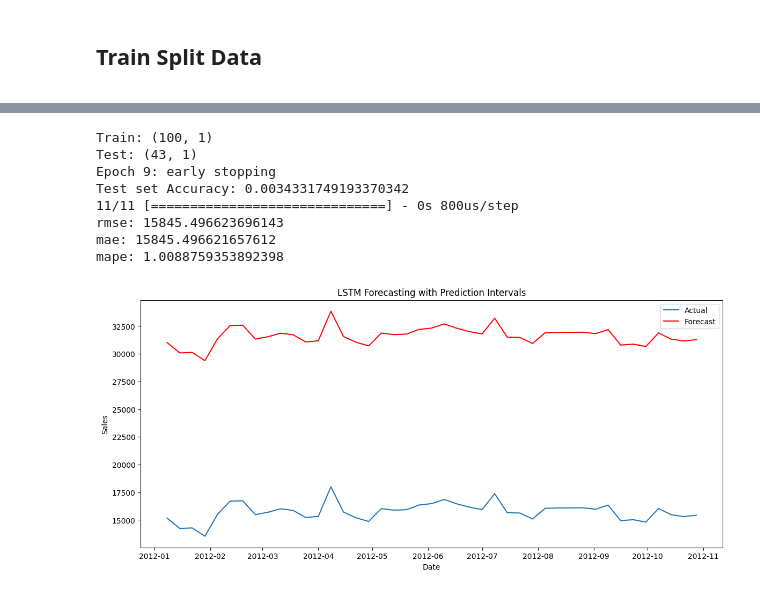
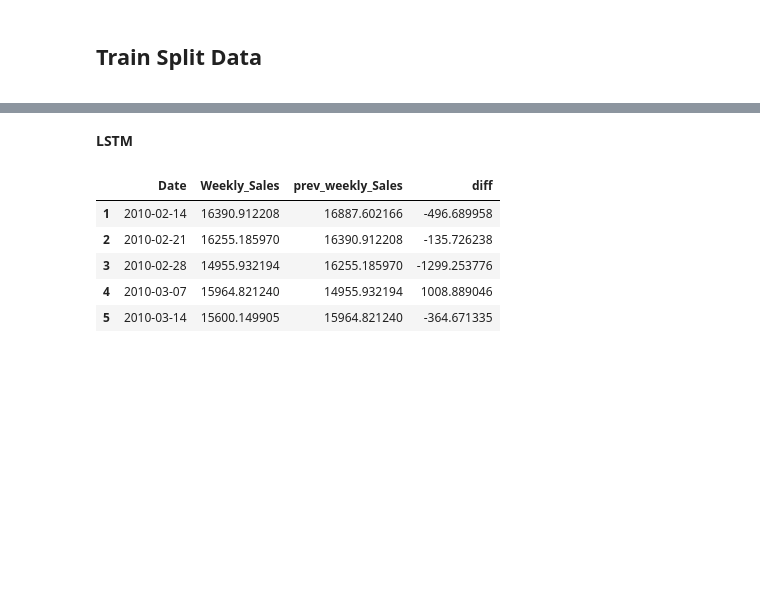
Before and after one commit to kanagaraj0215/Data-Science-Projects, a Jupyter notebook: deep-learning/retail-forecast/KanagarajRamasamy680_project2.ipynb, the cells around one changed output, grey strips where cells are left out. Saved outputs shown, nothing was run; the diff lists cells and outputs as text; code cells hidden in the pictures; blank space fills up the shorter version.

```diff
--- a/deep-learning/retail-forecast/KanagarajRamasamy680_project2.ipynb
+++ b/deep-learning/retail-forecast/KanagarajRamasamy680_project2.ipynb
@@ -566,12 +488,0 @@ def perform_lstm(sales_dataset,neurons,batch_size,nb_epoch,drop_out,dense):
-# %%
-initial_test_accuracy = perform_lstm(pd.DataFrame(sales_data_weekly_df),25,4,40,0.2,1)
-# %% [output]
-Train: (100, 1)
-Test: (43, 1)
-Epoch 9: early stopping
-Test set Accuracy: 0.0034331749193370342
-11/11 [==============================] - 0s 800us/step
-rmse: 15845.496623696143
-mae: 15845.496621657612
-mape: 1.0088759353892398
-[figure, removed]
@@ -669,0 +489,21 @@ def lstm_hyperParameter_Tuning(sales_dataset,config):
+# %% [markdown]
+**LSTM**
+# %%
+#creating difference values to make data stationary
+sales_data_weekly_diff_df = sales_data_weekly_df['Weekly_Sales'].diff().dropna()
+
+#create a new dataframe to model the difference
+df_diff = sales_data_weekly_df.copy().reset_index()
+#add previous sales to the next row
+df_diff['prev_weekly_Sales'] = df_diff['Weekly_Sales'].shift(1)
+#drop the null values and calculate the difference
+df_diff = df_diff.dropna()
+df_diff['diff'] = (df_diff['Weekly_Sales'] - df_diff['prev_weekly_Sales'])
+df_diff.head(5)
+# %% [output]
+|  | Date | Weekly_Sales | prev_weekly_Sales | diff |
+| 1 | 2010-02-14 | 16390.912208 | 16887.602166 | -496.689958 |
+| 2 | 2010-02-21 | 16255.185970 | 16390.912208 | -135.726238 |
+| 3 | 2010-02-28 | 14955.932194 | 16255.185970 | -1299.253776 |
+| 4 | 2010-03-07 | 15964.821240 | 14955.932194 | 1008.889046 |
+| 5 | 2010-03-14 | 15600.149905 | 15964.821240 | -364.671335 |
```
Also changed, not shown: parts of 21 cells of this notebook, 4 other files.
